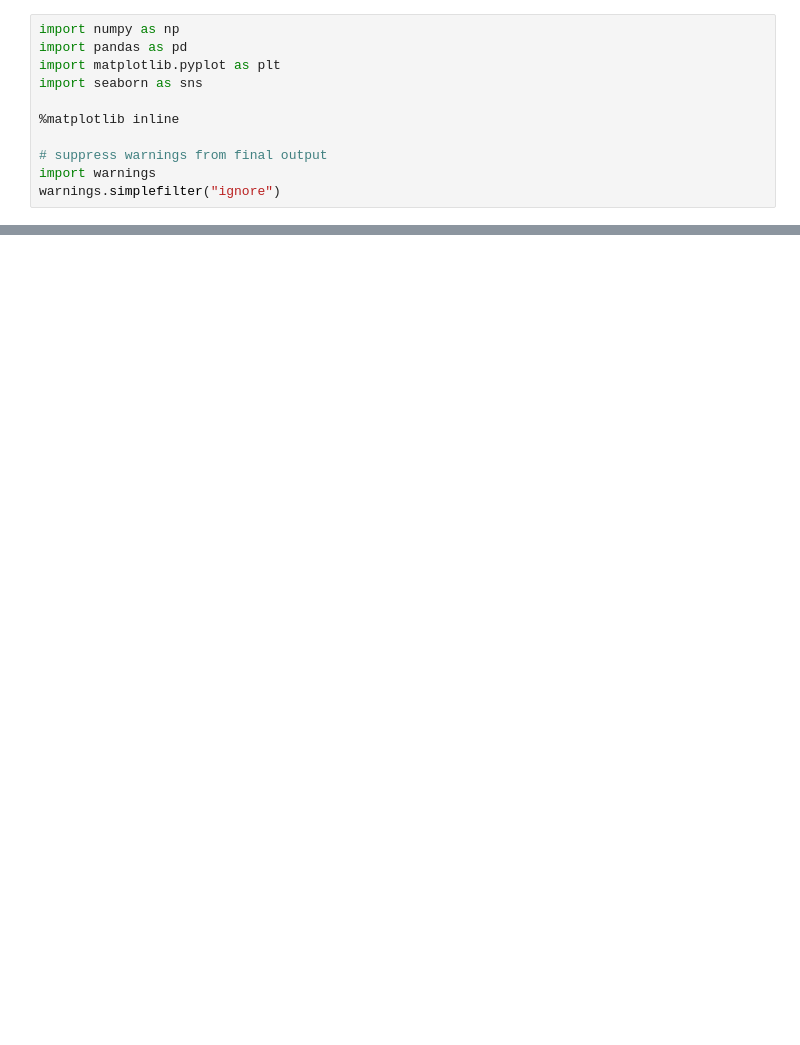
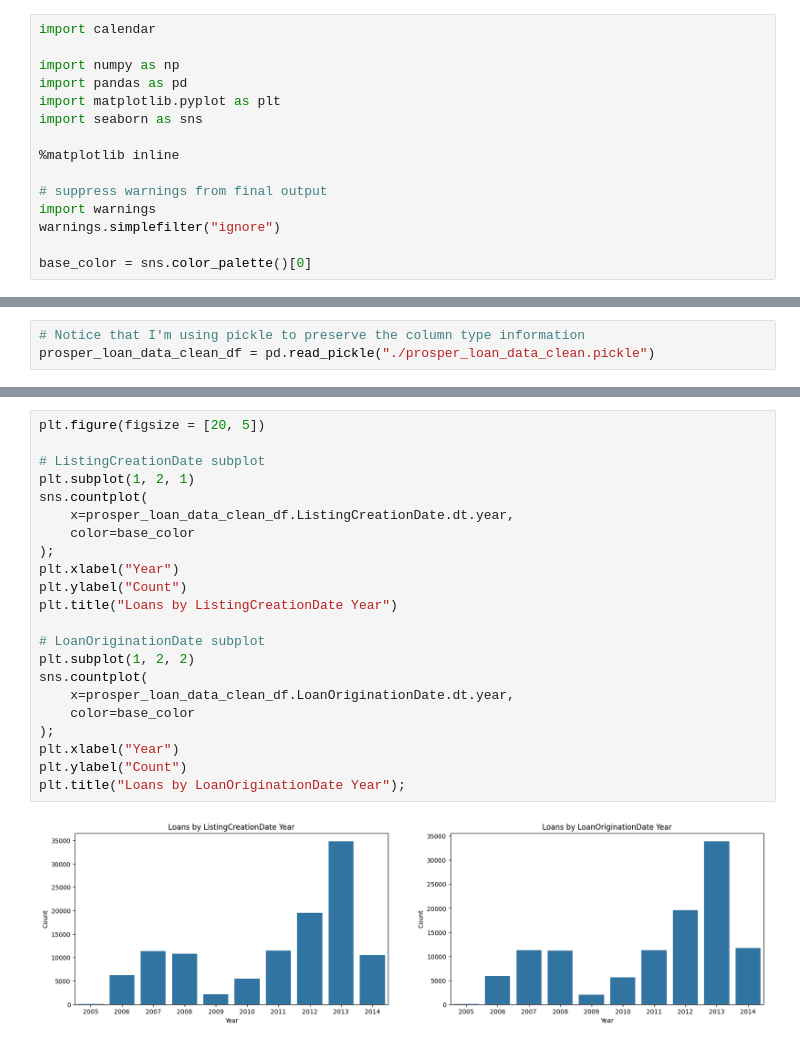
Before and after one commit to abarto/udacity-nd002-comunicate-data-findings, a Jupyter notebook: Part_II_slide_deck.ipynb, the cells around one changed output, grey strips where cells are left out. Drawn from its saved outputs; the diff is of its cells as text; blank space fills up the shorter version.

```diff
--- a/Part_II_slide_deck.ipynb
+++ b/Part_II_slide_deck.ipynb
@@ -16,4 +23,6 @@
 # %%
+import calendar
+
 import numpy as np
 import pandas as pd
 import matplotlib.pyplot as plt
@@ -24,3 +33,5 @@ import seaborn as sns
 # suppress warnings from final output
 import warnings
 warnings.simplefilter("ignore")
+
+base_color = sns.color_palette()[0]
@@ -54,0 +38,3 @@ but feel free to add more if you'd like!
+# %%
+# Notice that I'm using pickle to preserve the column type information
+prosper_loan_data_clean_df = pd.read_pickle("./prosper_loan_data_clean.pickle")
@@ -54,0 +45,24 @@ but feel free to add more if you'd like!
+# %%
+plt.figure(figsize = [20, 5])
+
+# ListingCreationDate subplot
+plt.subplot(1, 2, 1)
+sns.countplot(
+    x=prosper_loan_data_clean_df.ListingCreationDate.dt.year,
+    color=base_color
+);
+plt.xlabel("Year")
+plt.ylabel("Count")
+plt.title("Loans by ListingCreationDate Year")
+
+# LoanOriginationDate subplot
+plt.subplot(1, 2, 2)
+sns.countplot(
+    x=prosper_loan_data_clean_df.LoanOriginationDate.dt.year,
+    color=base_color
+);
+plt.xlabel("Year")
+plt.ylabel("Count")
+plt.title("Loans by LoanOriginationDate Year");
+# %% [output]
+[figure, added]
```
Also changed, not shown: parts of 31 cells of this notebook, 7 other files.
